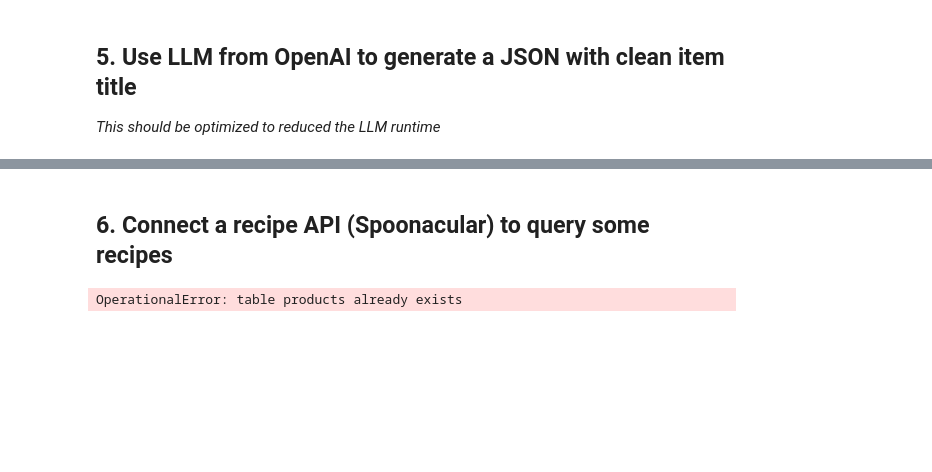
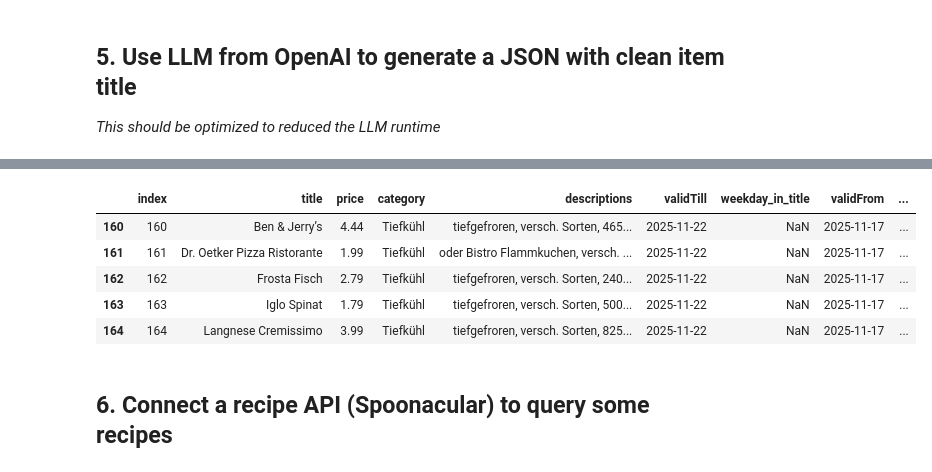
Before and after one commit to nachtdenkerr/cheap_recipe, a Jupyter notebook: workflow.ipynb, the cells around one changed output, grey strips where cells are left out. Saved outputs shown, nothing was run; the diff lists cells and outputs as text; code cells hidden in the pictures; blank space fills up the shorter version.

```diff
--- a/workflow.ipynb
+++ b/workflow.ipynb
@@ -214,8 +259,11 @@ json_chain = json_prompt | model | json_parser
-# %%
-json_clean_name = json.loads(response.output_text)
-try:
-	clean_name_list = json_clean_name["products"]
-	for i in range(len(reduced_items)):
-		reduced_items[i].update(clean_name_list[i])
-except Exception as e:
-	print(e)
+# %%
+records = extract_ingredients_batch(name_list, batch_size=30)
+# %%
+map_df = pd.DataFrame(records)  # columns: original, ingredient_en
+
+df = df.merge(
+    map_df,
+    left_on="title",
+    right_on="original",
+    how="left"
+).drop(columns=["original"])
@@ -221,0 +294,9 @@ except Exception as e:
+# %%
+df.tail()
+# %% [output]
+|  | index | title | price | category | descriptions | validTill | weekday_in_title | validFrom | ... |
+| 160 | 160 | Ben & Jerry’s | 4.44 | Tiefkühl | tiefgefroren, versch. Sorten, 465... | 2025-11-22 | NaN | 2025-11-17 | ... |
+| 161 | 161 | Dr. Oetker Pizza Ristorante | 1.99 | Tiefkühl | oder Bistro Flammkuchen, versch. ... | 2025-11-22 | NaN | 2025-11-17 | ... |
+| 162 | 162 | Frosta Fisch | 2.79 | Tiefkühl | tiefgefroren, versch. Sorten, 240... | 2025-11-22 | NaN | 2025-11-17 | ... |
+| 163 | 163 | Iglo Spinat | 1.79 | Tiefkühl | tiefgefroren, versch. Sorten, 500... | 2025-11-22 | NaN | 2025-11-17 | ... |
+| 164 | 164 | Langnese Cremissimo | 3.99 | Tiefkühl | tiefgefroren, versch. Sorten, 825... | 2025-11-22 | NaN | 2025-11-17 | ... |
@@ -222,20 +444,2 @@ except Exception as e:
 # %% [markdown]
 ## 6. Connect a recipe API (Spoonacular) to query some recipes
-# %%
-# Creating table using SQL
-
-con = sqlite3.connect("items.db")
-cur = con.cursor()
-cur.execute("CREATE TABLE products(id INTEGER PRIMARY KEY AUTOINCREMENT, raw_title TEXT, category TEXT, price REAL, valid_from DATE, valid_till TEXT, clean_name TEXT, source TEXT)")
-con.commit()
-for item in reduced_items:
-	cur.execute("""
-	INSERT INTO products (raw_title, clean_name, category, price, valid_from, valid_till, source)
-	VALUES (?, ?, ?, ?, ?, ?, ?)
-    """, (
-        item["raw_title"], item["clean_name"], item["category"],
-		item["price"], item["validFrom"], item["validTill"], "EDEKA"
-    ))
-con.commit()
-# %% [output]
-OperationalError: table products already exists
```
Also changed, not shown: parts of 30 cells of this notebook.
